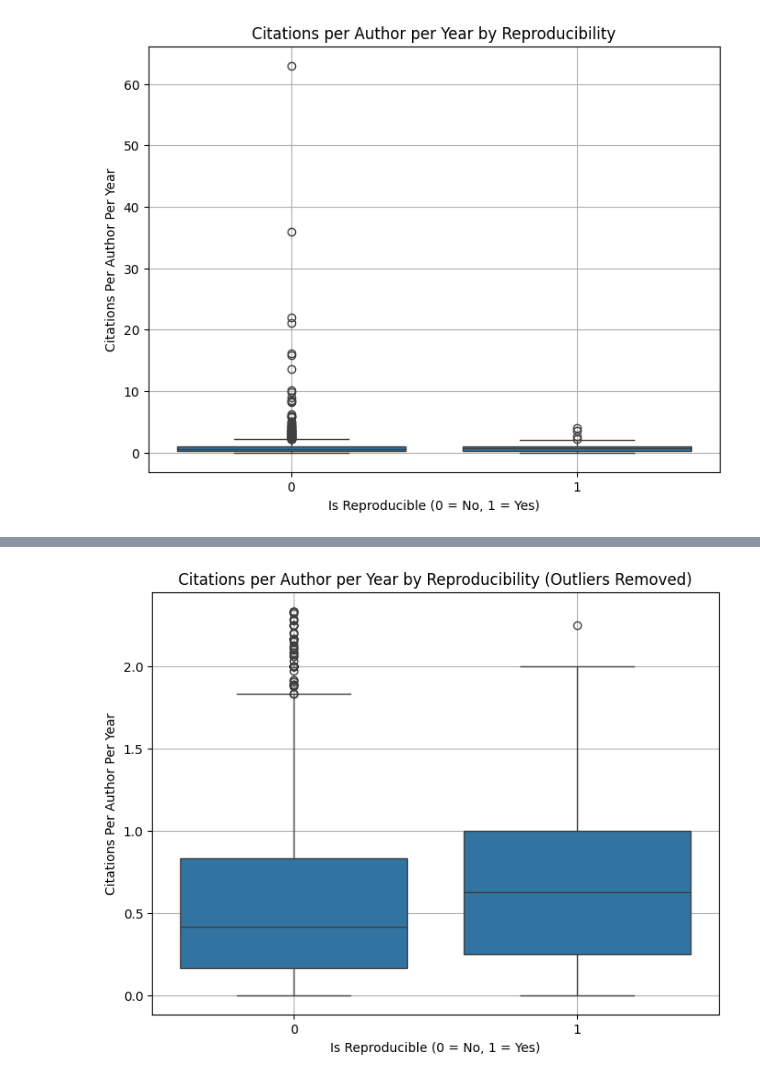
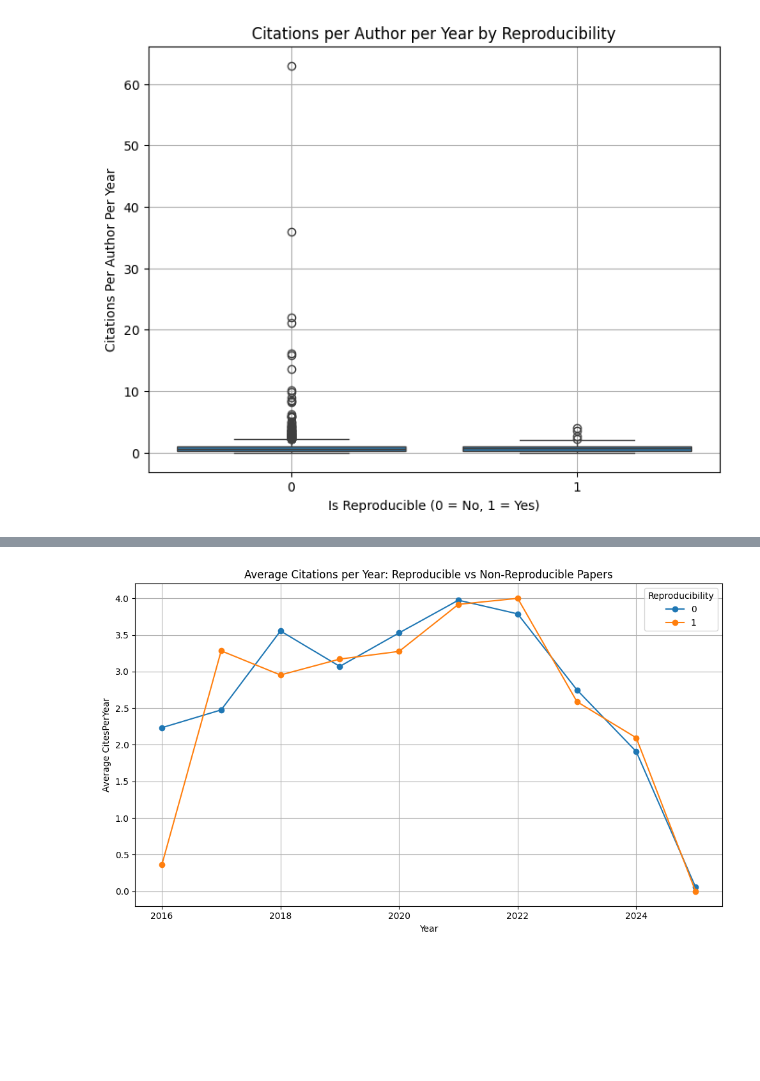
Before and after one commit to senuthcode/Professional-Learning-Goal-, a Jupyter notebook: notebooks/analysis.ipynb, the cells around one changed output, grey strips where cells are left out. Drawn from its saved outputs; the diff is of its cells as text; code cells hidden in the pictures; blank space fills up the shorter version.

```diff
--- a/notebooks/analysis.ipynb
+++ b/notebooks/analysis.ipynb
@@ -214,10 +207,31 @@ df_no_outliers = merged_df[merged_df['CitesPerAuthorPerYear'] <= q95]
-# %%
-plt.figure(figsize=(8,6))
-sns.boxplot(data=df_no_outliers, x='IsReproducible?', y='CitesPerAuthorPerYear')
-plt.title('Citations per Author per Year by Reproducibility (Outliers Removed)')
-plt.xlabel('Is Reproducible (0 = No, 1 = Yes)')
-plt.ylabel('Citations Per Author Per Year')
-plt.grid(True)
-plt.show()
-# %% [output]
-[figure, removed]
+# %%
+#import pandas as pd
+#import matplotlib.pyplot as plt
+
+# Load your dataset (skip this if already loaded)
+# merged_df = pd.read_csv("your_dataset.csv")
+
+# Drop rows with missing values in relevant columns
+df = merged_df.dropna(subset=['Year', 'CitesPerYear', 'IsReproducible?'])
+
+# Ensure Year is integer and is_reproducible is categorical
+df['Year'] = df['Year'].astype(int)
+df['IsReproducible?'] = df['IsReproducible?'].astype(str)
+
+# Group by year and reproducibility and calculate average citations
+grouped = df.groupby(['Year', 'IsReproducible?'])['CitesPerYear'].mean().reset_index()
+
+# Pivot for plotting
+pivot_df = grouped.pivot(index='Year', columns='IsReproducible?', values='CitesPerYear')
+
+# Plotting
+pivot_df.plot(kind='line', marker='o', figsize=(10, 6))
+plt.title("Average Citations per Year: Reproducible vs Non-Reproducible Papers")
+plt.xlabel("Year")
+plt.ylabel("Average CitesPerYear")
+plt.legend(title="Reproducibility")
+plt.grid(True)
+plt.tight_layout()
+plt.show()
+# %% [output]
+[figure, added]
```
Also changed, not shown: parts of 40 cells of this notebook, 1 other file.
